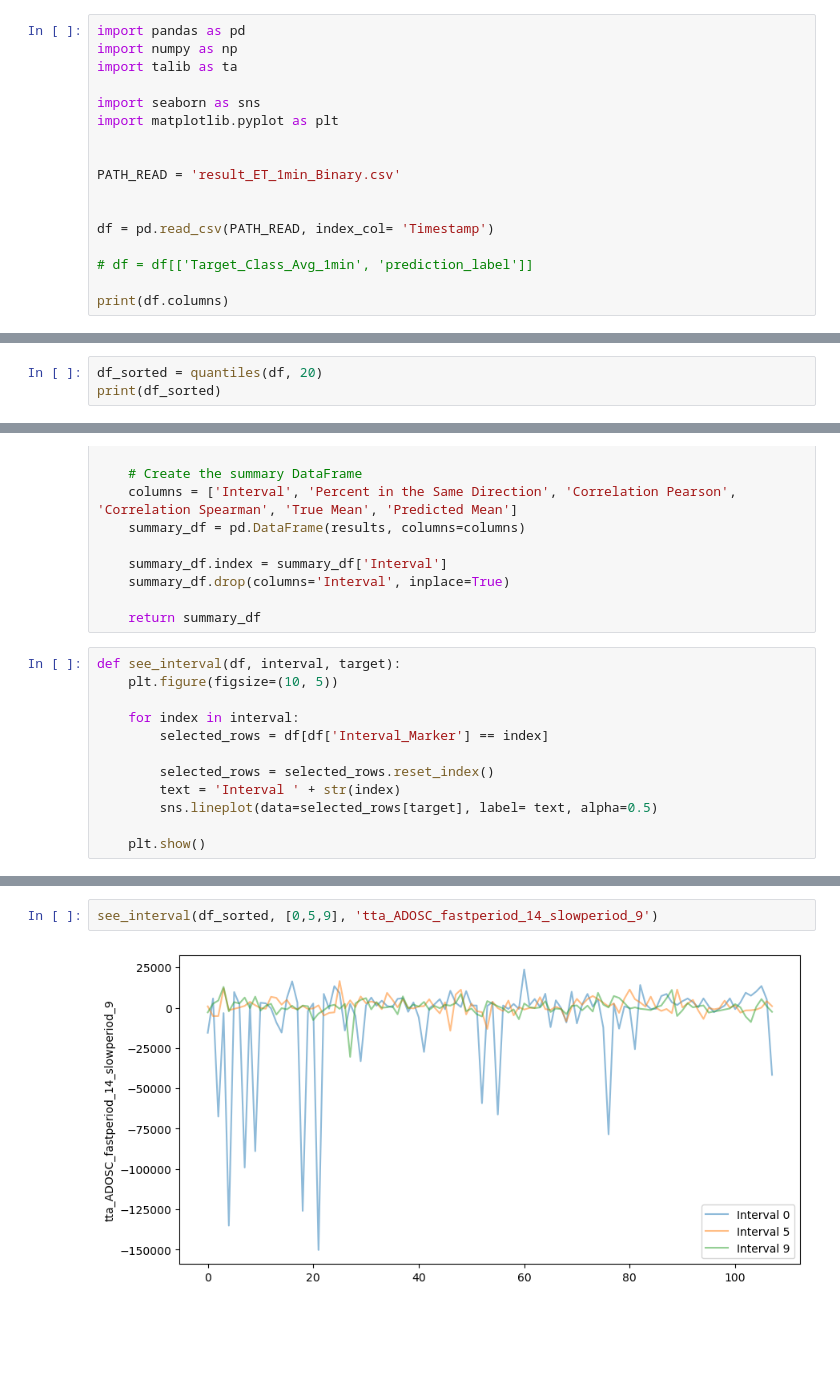
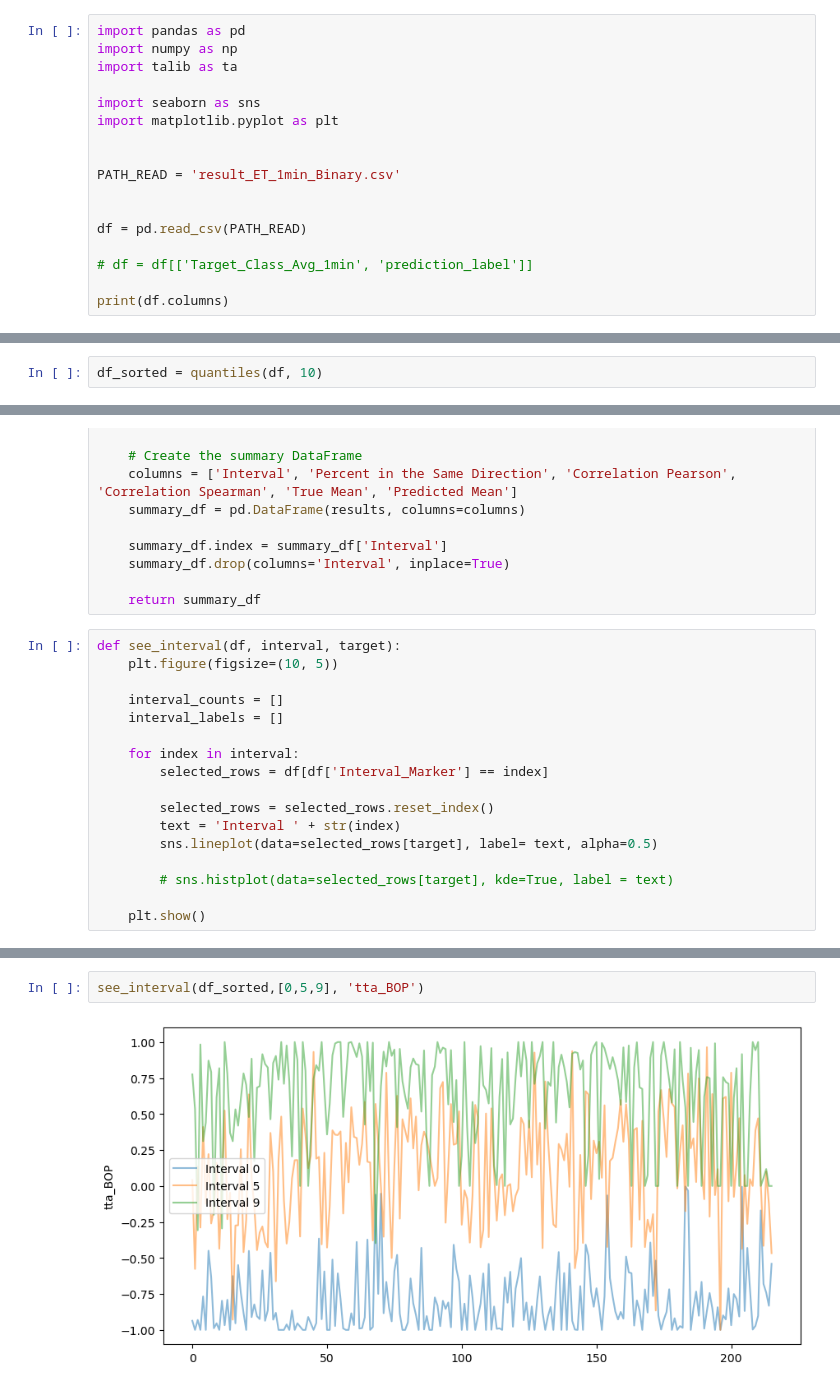
Before and after one commit to Aaron3963/Orient-Securities-2023, a Jupyter notebook: 全因子/result_analysis.ipynb, the cells around one changed output, grey strips where cells are left out. Saved outputs shown, nothing was run; the diff lists cells and outputs as text; blank space fills up the shorter version.

```diff
--- a/全因子/result_analysis.ipynb
+++ b/全因子/result_analysis.ipynb
@@ -10,7 +10,7 @@ import matplotlib.pyplot as plt
 PATH_READ = 'result_ET_1min_Binary.csv'
 
 
-df = pd.read_csv(PATH_READ, index_col= 'Timestamp')
+df = pd.read_csv(PATH_READ)
 
 # df = df[['Target_Class_Avg_1min', 'prediction_label']]
 
@@ -53,5 +57,4 @@ def quantiles(df, num_interval):
 
     return df_sorted
 # %%
-df_sorted = quantiles(df, 20)
-print(df_sorted)
+df_sorted = quantiles(df, 10)
@@ -99,6 +84,9 @@ def quant_analysis_list(df, num_interval, target):
 # %%
 def see_interval(df, interval, target):
     plt.figure(figsize=(10, 5))
+
+    interval_counts = []
+    interval_labels = []
 
     for index in interval:
         selected_rows = df[df['Interval_Marker'] == index]
@@ -107,4 +95,6 @@ def see_interval(df, interval, target):
         text = 'Interval ' + str(index)
         sns.lineplot(data=selected_rows[target], label= text, alpha=0.5)
 
+        # sns.histplot(data=selected_rows[target], kde=True, label = text)
+
     plt.show()
@@ -131,4 +198,4 @@ Interval
 # %%
-see_interval(df_sorted, [0,5,9], 'tta_ADOSC_fastperiod_14_slowperiod_9')
+see_interval(df_sorted,[0,5,9], 'tta_BOP')
 # %% [output]
-[figure, old version]
+[figure, new version]
```
Also changed, not shown: parts of 12 cells of this notebook.
